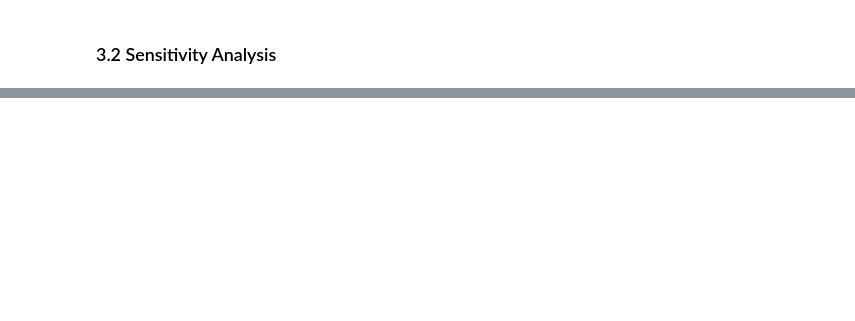
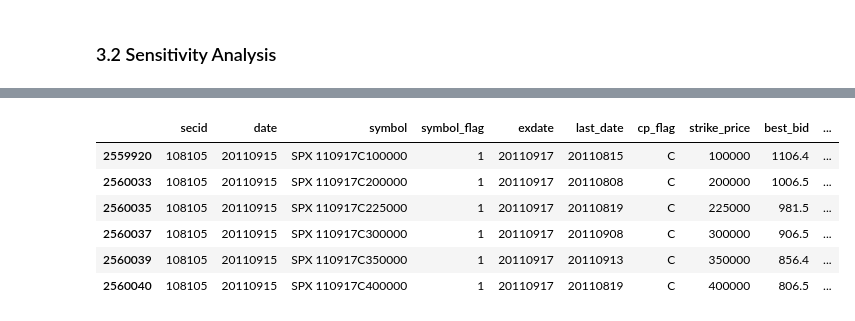
Before and after one commit to rongxinyu/capstone, a Jupyter notebook: plots/hybridscheme-bss.ipynb, the cells around one changed output, grey strips where cells are left out. Saved outputs shown, nothing was run; the diff lists cells and outputs as text; code cells hidden in the pictures; blank space fills up the shorter version.

```diff
--- a/plots/hybridscheme-bss.ipynb
+++ b/plots/hybridscheme-bss.ipynb
@@ -349,0 +373,80 @@ We map the option price $C(S(0),K,T)$ given in (2.13) to the corresponding Black
+# %%
+calculator<- function (C, P, K){
+    reg<- lm(C-P ~ K);
+    PV= as.numeric (-reg$coef[2])
+    F=  as.numeric(reg$coef[1]/PV)
+
+    return (list(lm= reg, PV=PV, F=F));
+}
+
+
+generateIvols<- function (dataframe){
+    df<-dataframe;
+    date<- df$date;
+    date<- as.Date(as.character(date),'%Y%m%d');
+    expDate<- as.Date(as.character(df$exdate), '%Y%m%d');
+
+    T<- as.numeric(expDate- date)/ 365.25;
+    df$Texp<- T;
+
+    K<- df$strike_price/1000.0;
+    df$K<- K;
+
+    df<- df[order(T, K, df$cp_flag), ]
+
+
+    calsub<- function (texp, Data){
+        data<-Data;
+        data<- data[data$Texp== texp,];
+
+        data_C<- data[data$cp_flag=='C',];
+        data_P<- data[data$cp_flag=='P',];
+
+        c<- (data_C$best_bid+ data_C$best_offer)/2;
+        p<- (data_P$best_bid+ data_P$best_offer)/2;
+
+        strike<- data_C$K;
+
+        cal<- calculator(c,p,strike);
+        PV<- cal$PV;
+        F<- cal$F;
+        r<- -log(PV)/texp;
+        S<- PV*F;
+
+        data_C$Fwd<- F
+
+        data_C$IV_bid<-    BSImpliedVolCall(S,strike, texp, r,data_C$best_bid);
+        data_C$IV_offer<-  BSImpliedVolCall(S,strike, texp, r,data_C$best_offer);
+
+        data_P$Fwd<- F
+        data_P$IV_bid<-    BSImpliedVolPut (S,strike, texp, r,data_P$best_bid);
+        data_P$IV_offer<-  BSImpliedVolPut (S,strike, texp, r,data_P$best_offer);
+
+        return (rbind(data_C, data_P));
+
+
+    }
+
+    t<- sort(unique(df$Texp));
+
+    result<- data.frame();
+
+    for (i in 1:length(t)){
+        result<- rbind(result, calsub(t[i], df))
+    }
+
+    return (result);
+
+}
+
+result<- generateIvols(spxData110915)
+
+head(result)
+# %% [output]
+|  | secid | date | symbol | symbol_flag | exdate | last_date | cp_flag | strike_price | best_bid | ... |
+| 2559920 | 108105 | 20110915 | SPX 110917C100000 | 1 | 20110917 | 20110815 | C | 100000 | 1106.4 | ... |
+| 2560033 | 108105 | 20110915 | SPX 110917C200000 | 1 | 20110917 | 20110808 | C | 200000 | 1006.5 | ... |
+| 2560035 | 108105 | 20110915 | SPX 110917C225000 | 1 | 20110917 | 20110819 | C | 225000 | 981.5 | ... |
+| 2560037 | 108105 | 20110915 | SPX 110917C300000 | 1 | 20110917 | 20110908 | C | 300000 | 906.5 | ... |
+| 2560039 | 108105 | 20110915 | SPX 110917C350000 | 1 | 20110917 | 20110913 | C | 350000 | 856.4 | ... |
+| 2560040 | 108105 | 20110915 | SPX 110917C400000 | 1 | 20110917 | 20110819 | C | 400000 | 806.5 | ... |
```
Also changed, not shown: parts of 4 cells of this notebook, 9 other files.
